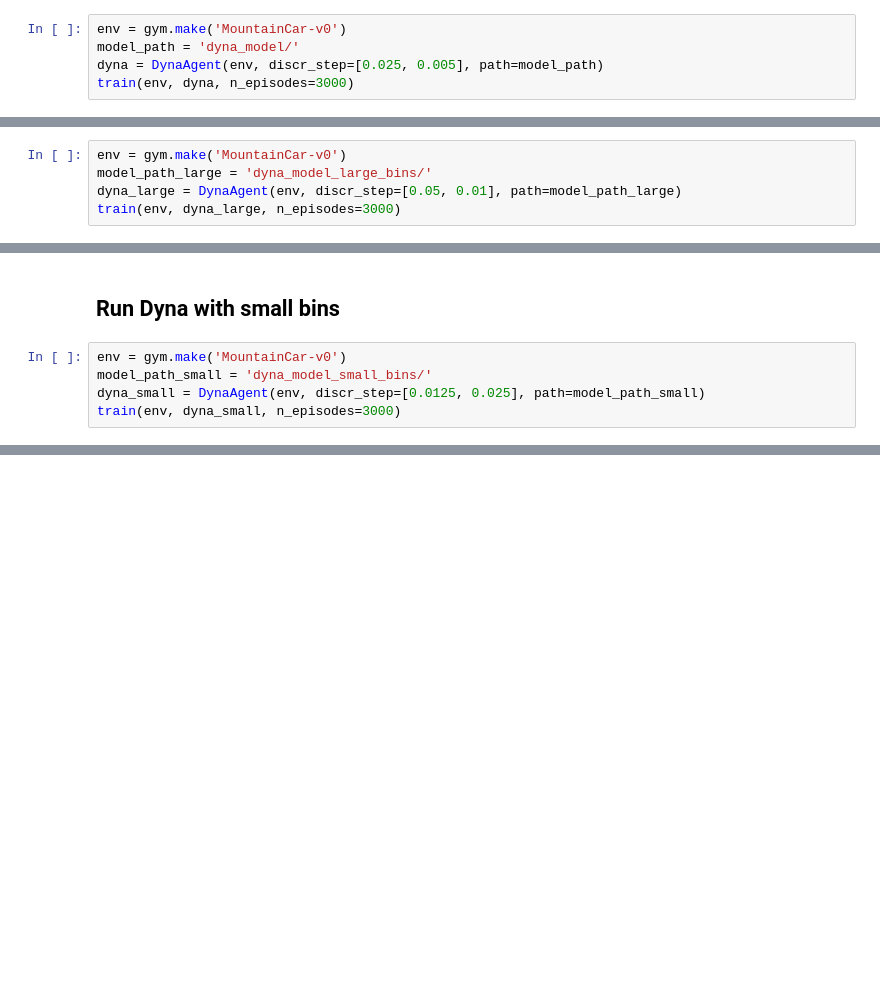
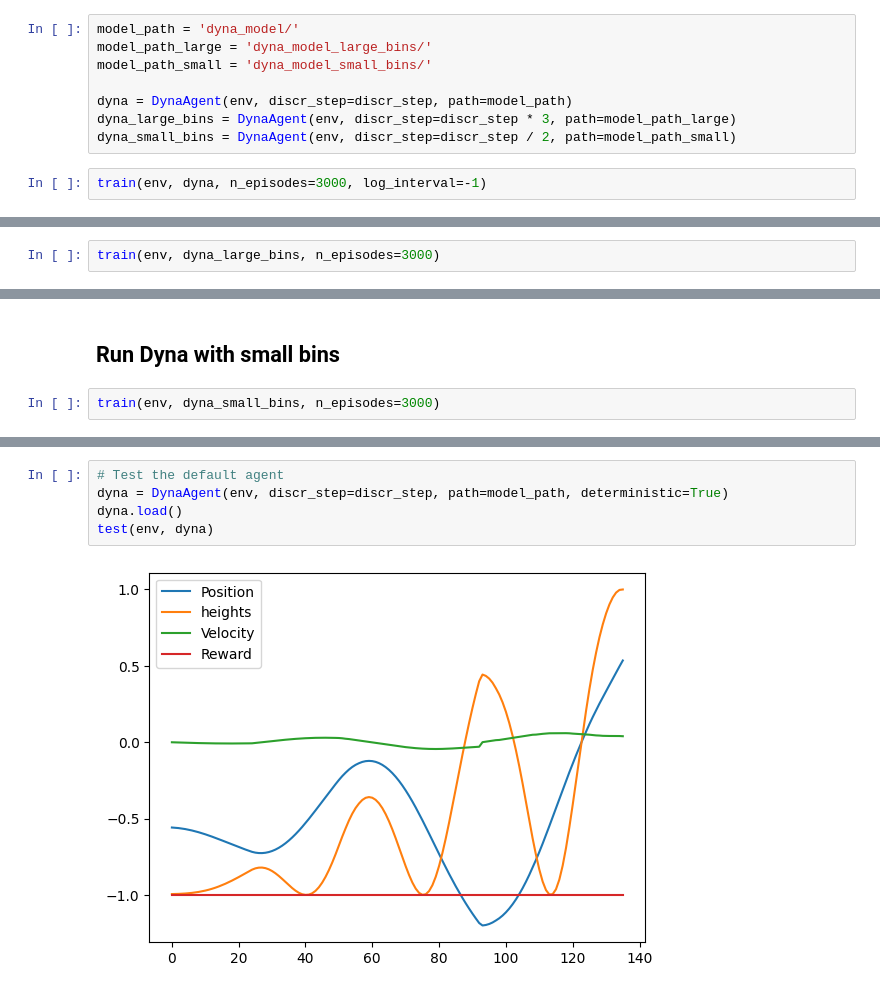
Before and after one commit to phellich/ann_project, a Jupyter notebook: dyna.ipynb, the cells around one changed output, grey strips where cells are left out. Cells and saved outputs as stored; diff of their text form; blank space fills up the shorter version.

```diff
--- a/dyna.ipynb
+++ b/dyna.ipynb
@@ -19,5 +23,10 @@ The autoreload extension is already loaded. To reload it, use:
+# %%
+model_path = 'dyna_model/'
+model_path_large = 'dyna_model_large_bins/'
+model_path_small = 'dyna_model_small_bins/'
+
+dyna = DynaAgent(env, discr_step=discr_step, path=model_path)
+dyna_large_bins = DynaAgent(env, discr_step=discr_step * 3, path=model_path_large)
+dyna_small_bins = DynaAgent(env, discr_step=discr_step / 2, path=model_path_small)
 # %%
-env = gym.make('MountainCar-v0')
-model_path = 'dyna_model/'
-dyna = DynaAgent(env, discr_step=[0.025, 0.005], path=model_path)
-train(env, dyna, n_episodes=3000)
+train(env, dyna, n_episodes=3000, log_interval=-1)
@@ -76,8 +43,5 @@ plot_qvalues(model_path, dyna)
 # %% [markdown]
 ## Run Dyna with large bins
 # %%
-env = gym.make('MountainCar-v0')
-model_path_large = 'dyna_model_large_bins/'
-dyna_large = DynaAgent(env, discr_step=[0.05, 0.01], path=model_path_large)
-train(env, dyna_large, n_episodes=3000)
+train(env, dyna_large_bins, n_episodes=3000)
 # %% [output]
@@ -102,8 +58,5 @@ array([<Axes: xlabel='episode'>, <Axes: xlabel='episode'>,
 # %% [markdown]
 ## Run Dyna with small bins
 # %%
-env = gym.make('MountainCar-v0')
-model_path_small = 'dyna_model_small_bins/'
-dyna_small = DynaAgent(env, discr_step=[0.0125, 0.025], path=model_path_small)
-train(env, dyna_small, n_episodes=3000)
+train(env, dyna_small_bins, n_episodes=3000)
 # %% [output]
@@ -140,0 +105,7 @@ plt.show()
+# %%
+# Test the default agent
+dyna = DynaAgent(env, discr_step=discr_step, path=model_path, deterministic=True)
+dyna.load()
+test(env, dyna)
+# %% [output]
+[figure, added]
```
Also changed, not shown: parts of 19 cells of this notebook, 14 other files.
